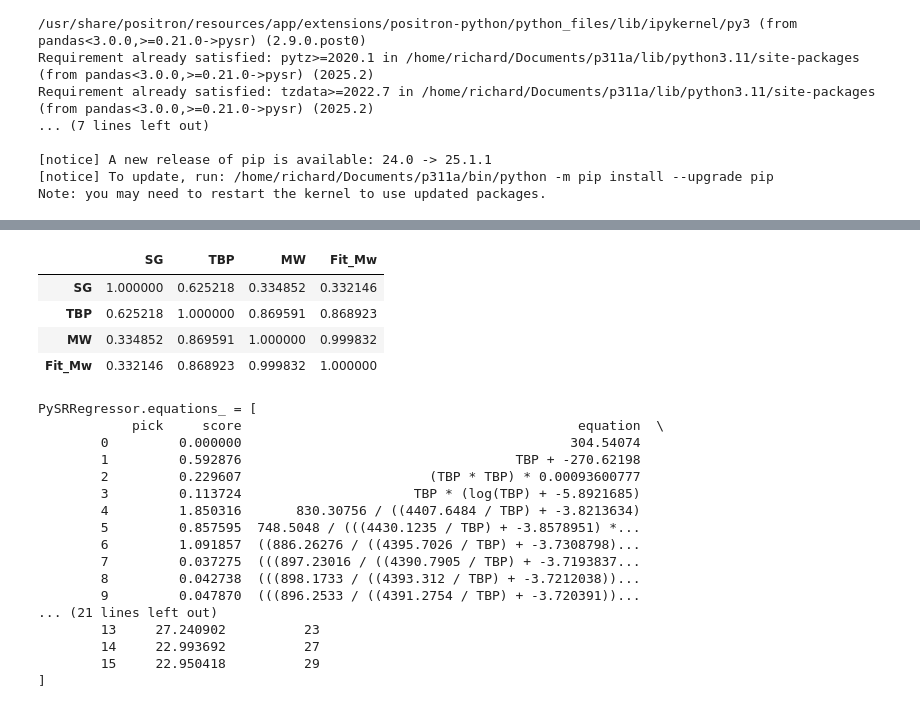
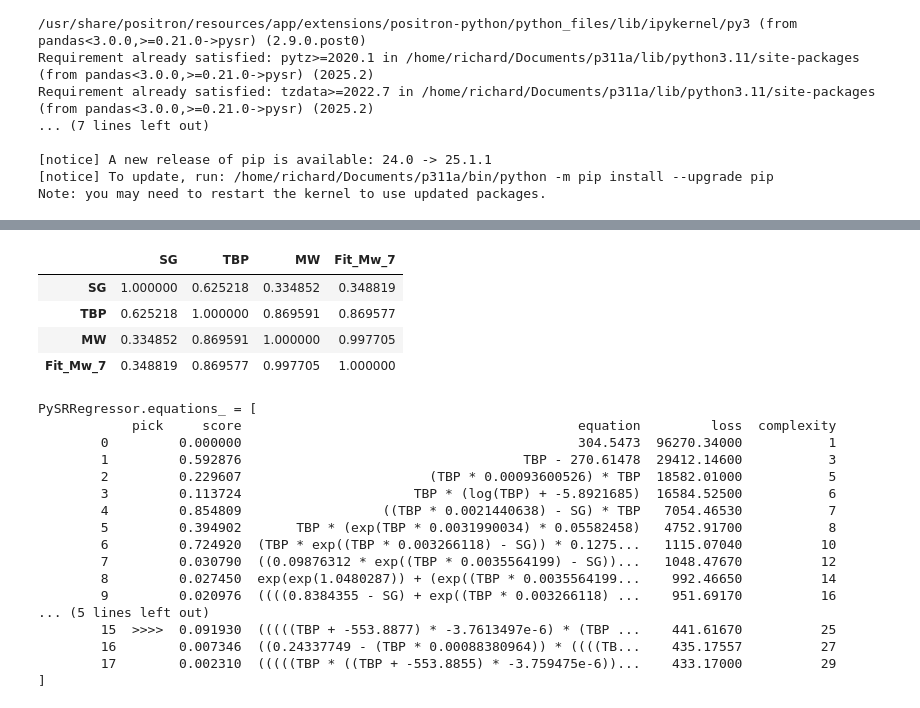
Before and after one commit to breranansi/IDC6940_RSH26, a Jupyter notebook: around3.ipynb, the cells around one changed output, grey strips where cells are left out. Cells and saved outputs as stored; diff of their text form; code cells hidden in the pictures.

```diff
--- a/around3.ipynb
+++ b/around3.ipynb
@@ -47,7 +48,7 @@ myMod=PySRRegressor(
     random_state=7,
     deterministic=True,
     parallelism='serial',
-    binary_operators=["+","-","*","/"],
+    binary_operators=["+","-","*"],
     unary_operators=["exp","log"])
 myMod.fit(x,y)
 y_pred=myMod.predict(x)
@@ -95,31 +95,31 @@ $\displaystyle \frac{SG \left(21.313414 - e^{e^{SG}}\right) \left(3.7427928 TBP
 # %%
 # Add Prediction to Dataframe
-df['Fit_Mw']=y_pred
+df['Fit_Mw_7']=y_pred
 # Calculate Correlation Coefficient between columns
 df.corr()
 # %% [output]
-|  | SG | TBP | MW | Fit_Mw |
-| SG | 1.000000 | 0.625218 | 0.334852 | 0.332146 |
-| TBP | 0.625218 | 1.000000 | 0.869591 | 0.868923 |
-| MW | 0.334852 | 0.869591 | 1.000000 | 0.999832 |
-| Fit_Mw | 0.332146 | 0.868923 | 0.999832 | 1.000000 |
+|  | SG | TBP | MW | Fit_Mw_7 |
+| SG | 1.000000 | 0.625218 | 0.334852 | 0.348819 |
+| TBP | 0.625218 | 1.000000 | 0.869591 | 0.869577 |
+| MW | 0.334852 | 0.869591 | 1.000000 | 0.997705 |
+| Fit_Mw_7 | 0.348819 | 0.869577 | 0.997705 | 1.000000 |
 # %%
 print(myMod)
 # %% [output]
 PySRRegressor.equations_ = [
-            pick     score                                           equation  \
-        0         0.000000                                          304.54074
-        1         0.592876                                   TBP + -270.62198
-        2         0.229607                        (TBP * TBP) * 0.00093600777
-        3         0.113724                      TBP * (log(TBP) + -5.8921685)
-        4         1.850316       830.30756 / ((4407.6484 / TBP) + -3.8213634)
-        5         0.857595  748.5048 / (((4430.1235 / TBP) + -3.8578951) *...
-        6         1.091857  ((886.26276 / ((4395.7026 / TBP) + -3.7308798)...
-        7         0.037275  (((897.23016 / ((4390.7905 / TBP) + -3.7193837...
-        8         0.042738  (((898.1733 / ((4393.312 / TBP) + -3.7212038))...
-        9         0.047870  (((896.2533 / ((4391.2754 / TBP) + -3.720391))...
-... (21 lines left out)
-        13     27.240902          23
-        14     22.993692          27
-        15     22.950418          29
+            pick     score                                           equation         loss  complexity
+        0         0.000000                                           304.5473  96270.34000           1
+        1         0.592876                                    TBP - 270.61478  29412.14600           3
+        2         0.229607                        (TBP * 0.00093600526) * TBP  18582.01000           5
+        3         0.113724                      TBP * (log(TBP) + -5.8921685)  16584.52500           6
+        4         0.854809                  ((TBP * 0.0021440638) - SG) * TBP   7054.46530           7
+        5         0.394902       TBP * (exp(TBP * 0.0031990034) * 0.05582458)   4752.91700           8
+        6         0.724920  (TBP * exp((TBP * 0.003266118) - SG)) * 0.1275...   1115.07040          10
+        7         0.030790  ((0.09876312 * exp((TBP * 0.0035564199) - SG))...   1048.47670          12
+        8         0.027450  exp(exp(1.0480287)) + (exp((TBP * 0.0035564199...    992.46650          14
+        9         0.020976  ((((0.8384355 - SG) + exp((TBP * 0.003266118) ...    951.69170          16
+... (5 lines left out)
+        15  >>>>  0.091930  (((((TBP + -553.8877) * -3.7613497e-6) * (TBP ...    441.61670          25
+        16        0.007346  ((0.24337749 - (TBP * 0.00088380964)) * ((((TB...    435.17557          27
+        17        0.002310  (((((TBP * ((TBP + -553.8855) * -3.759475e-6))...    433.17000          29
 ]
```
Also changed, not shown: parts of 11 cells of this notebook, 24 other files.
